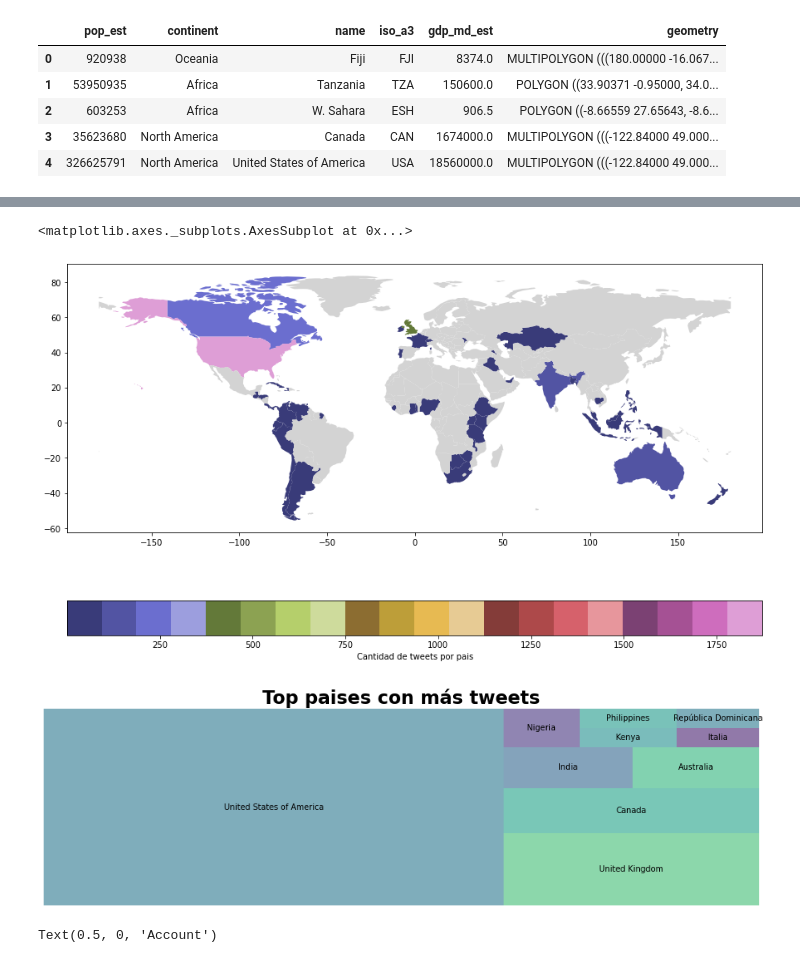
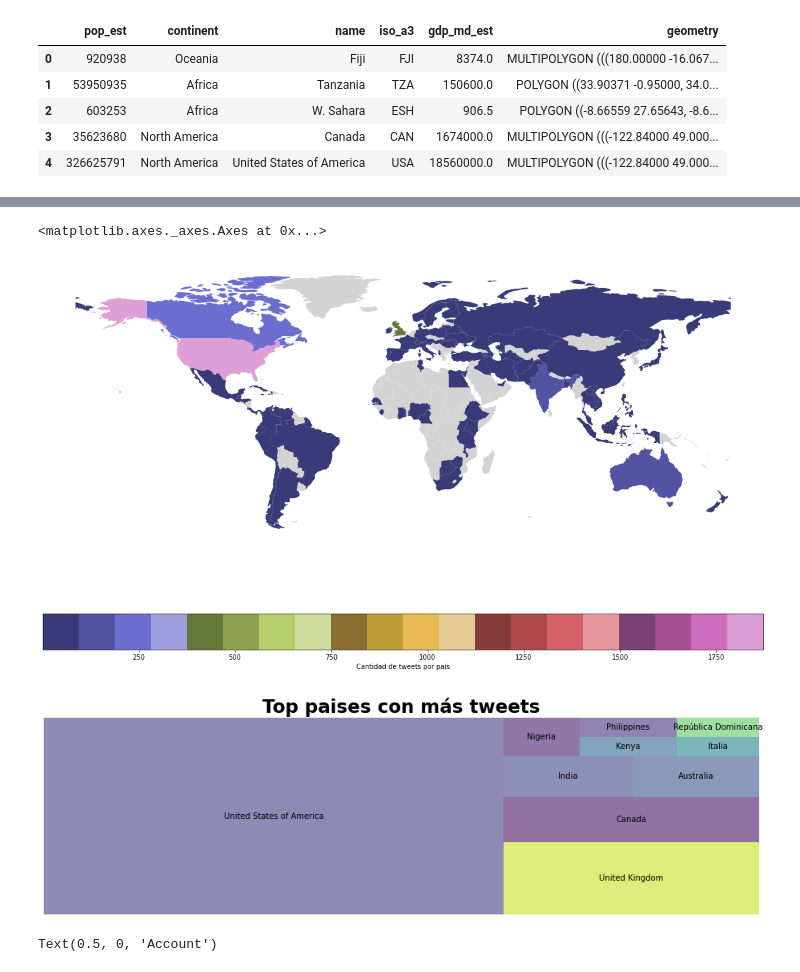
Before and after one commit to milemarchese/OrganizacionDeDatos, a Jupyter notebook: Análisis Exploratorio.ipynb, the cells around one changed output, grey strips where cells are left out. Saved outputs shown, nothing was run; the diff lists cells and outputs as text; code cells hidden in the pictures.

```diff
--- a/Análisis Exploratorio.ipynb
+++ b/Análisis Exploratorio.ipynb
@@ -526,7 +523,7 @@ import re
 alpha_space = re.compile('^[a-zA-Z_ ]*$')
 
 to_change = {}
-for element in list:
+for element in countries:
     coincidences = [s for s in countries if element in s]
     if len(coincidences) > 1:
         name = max(coincidences, key=len)
@@ -579,7 +577,10 @@ world.head()
 | 4 | 326625791 | North America | United States of America | USA | 18560000.0 | MULTIPOLYGON (((-122.84000 49.000... |
 # %%
 #pip install googletrans
-#from googletrans import Translator
-#translator = Translator()
-#tests['translated_country'] = tests['country'].apply(translator.translate, dest='en').apply(getattr, args=('text',))
-#tests.head()
+try:
+    from googletrans import Translator
+    translator = Translator()
+    by_country['translated_country'] = by_country['country'].apply(translator.translate, dest='en').apply(getattr, args=('text',))
+    by_country.head()
+except Exception as e:
+    print(e)
@@ -586,4 +603,4 @@ world.head()
 # %%
-world = world.merge(by_country, left_on='name', right_on='country', how='left')
+world = world.merge(by_country, left_on='name', right_on='translated_country', how='left')
 world.head()
 # %% [output]
@@ -596,16 +613,20 @@ world.head()
 # %%
 world = world[(world.name!="Antarctica")]
-world.plot(column="total", legend=True, figsize=(15, 10),\
+fig= plt.figure(figsize=(15,10))
+ax = fig.add_axes([0, 0, 1, 1])
+ax.axis('off')
+world.plot(column="total", legend=True,\
            legend_kwds={'label': "Cantidad de tweets por pais", 'orientation': "horizontal"},\
-           missing_kwds={"color": "lightgrey", "label": "Missing values"}, cmap='tab20b')
+           missing_kwds={"color": "lightgrey", "label": "Missing values"}, cmap='tab20b', ax=ax)
 # %% [output]
-<matplotlib.axes._subplots.AxesSubplot at 0x...>
+<matplotlib.axes._axes.Axes at 0x...>
-[figure, old version]
+[figure, new version]
 # %%
 top_by_country = by_country.nlargest(10, 'total')
 # %%
 #requirements.txt squarify 0.4.3
 import squarify
+import matplotlib
 
 norm = matplotlib.colors.Normalize(vmin=min(top_by_country.total), vmax=max(top_by_country.total))
 colors = [matplotlib.cm.Blues(norm(value)) for value in top_by_country.total]
@@ -613,11 +634,11 @@ fig = plt.gcf()
 ax = fig.add_subplot()
 fig.set_size_inches(16, 4.5)
 squarify.plot(label=top_by_country.country,sizes=top_by_country.total, alpha=.6)
-plt.title("Top paises con más tweets",fontsize=23,fontweight="bold")
+plt.title('Top paises con más tweets', fontsize=23, fontweight='bold')
 plt.axis('off')
 plt.show()
 # %% [output]
-[figure, old version]
+[figure, new version]
 # %%
 ax = by_country.set_index('country').nlargest(10, 'total').sort_values(by=['real']).loc[:, ['real', 'fake']].plot(kind='barh', figsize=(10, 10))
 ax.set_ylabel('Mentions')
```
Also changed, not shown: parts of 6 cells of this notebook.
